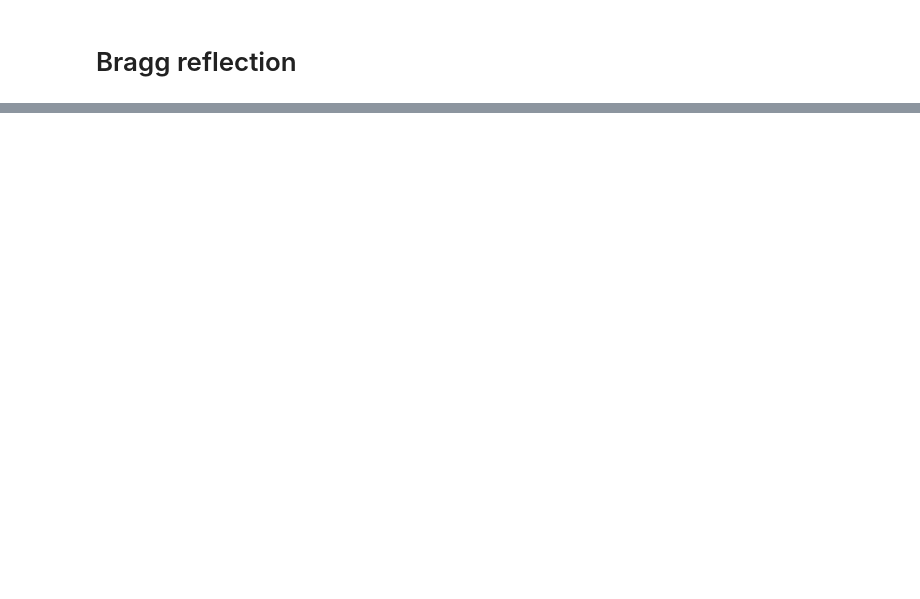
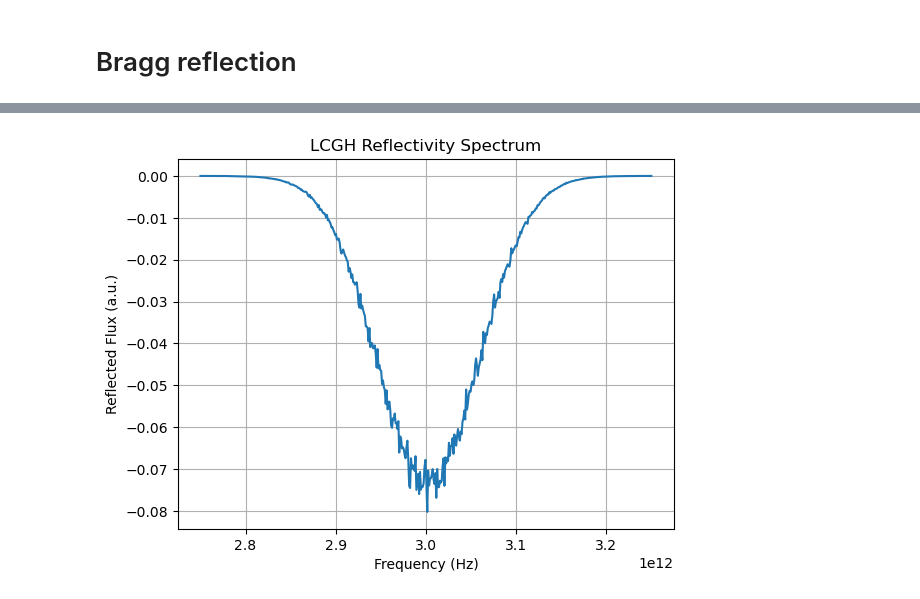
Before and after one commit to zhou277/Semiconductor_laser, a Jupyter notebook: LCGH.ipynb, the cells around one changed output, grey strips where cells are left out. Saved outputs shown, nothing was run; the diff lists cells and outputs as text; code cells hidden in the pictures; blank space fills up the shorter version.

```diff
--- a/LCGH.ipynb
+++ b/LCGH.ipynb
@@ -107,0 +88,68 @@ run 0 finished at t = 200.0 (20000 timesteps)
+# %%
+import meep as mp
+import numpy as np
+import matplotlib.pyplot as plt
+
+# ==== 基本参数 ====
+resolution = 50  # 1 μm = 100 pts
+n_eff = 3.68
+dn = 0.1
+n1 = n_eff - dn / 2
+n2 = n_eff + dn / 2
+N = 200
+K = 13.72  # um
+L = N * K  # um
+fcen = 3.0  # THz, 中心频率
+df = 0.5   # THz, 带宽
+frequencies = np.linspace(fcen - df/2, fcen + df/2, 500)
+
+# ==== 构建空间 ====
+cell = mp.Vector3(L, 0, 0)
+
+# ==== 定义光栅结构 ====
+geometry = []
+np.random.seed(0)
+for i in range(N):
+    start = i * K
+    end = start + K / 2
+    eps = n1 if np.random.rand() > 0.5 else n2
+    geometry.append(mp.Block(
+        size=mp.Vector3(K / 2, mp.inf, mp.inf),
+        center=mp.Vector3(start + K / 4),
+        material=mp.Medium(index=eps)
+    ))
+
+# ==== PML & source ====
+pml_layers = [mp.PML(1.0)]
+sources = [mp.Source(mp.GaussianSource(frequency=fcen, fwidth=df),
+                     component=mp.Ez,
+                     center=mp.Vector3(2),
+                     size=mp.Vector3(0))]
+
+# ==== 仿真 ====
+sim = mp.Simulation(cell_size=cell,
+                    boundary_layers=pml_layers,
+                    geometry=geometry,
+                    sources=sources,
+                    resolution=resolution,
+                    default_material=mp.Medium(index=n_eff))
+
+# 监测反射光
+refl_fr = mp.FluxRegion(center=mp.Vector3(1), size=mp.Vector3(0))
+refl = sim.add_flux(fcen, df, 500, refl_fr)
+
+# 运行
+sim.run(until=1000)
+
+# 记录反射率
+flux_freqs = mp.get_flux_freqs(refl)
+refl_data = mp.get_fluxes(refl)
+
+# ==== 画图 ====
+plt.plot(np.array(flux_freqs)*1e12, refl_data)
+plt.xlabel("Frequency (Hz)")
+plt.ylabel("Reflected Flux (a.u.)")
+plt.title("LCGH Reflectivity Spectrum")
+plt.grid(True)
+plt.show()
+# %% [output]
@@ -107,0 +173 @@ run 0 finished at t = 200.0 (20000 timesteps)
+[figure, added]
```
Also changed, not shown: parts of 2 cells of this notebook, 26 other files.
